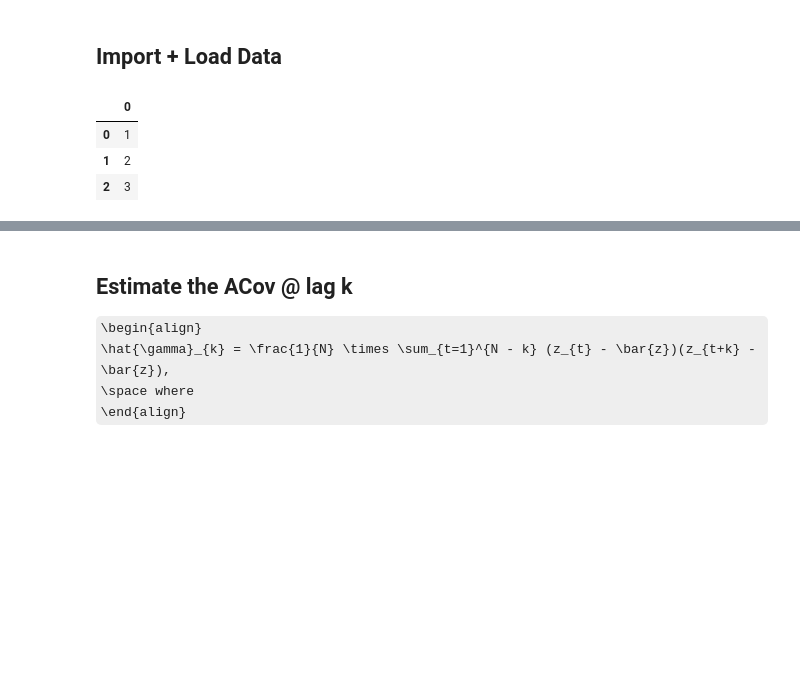
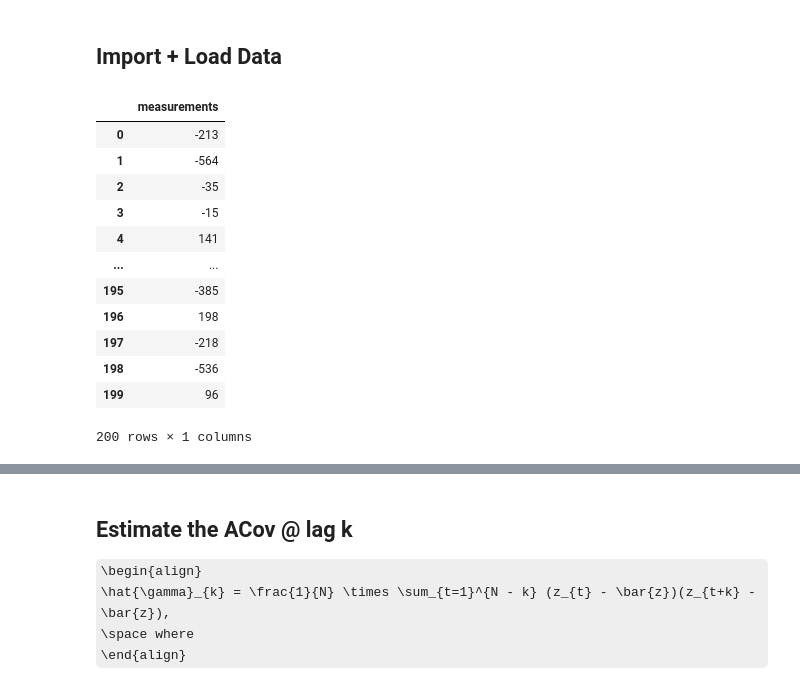
Before and after one commit to Brinkley97/book-forecasting_and_control, a Jupyter notebook: part_1/2-autocorrelation_func_and_spectrum_of_stationary_process/exercises/2.4.3.ipynb, the cells around one changed output, grey strips where cells are left out. Saved outputs shown, nothing was run; the diff lists cells and outputs as text; code cells hidden in the pictures; some formulas as TeX source; blank space fills up the shorter version.

```diff
--- a/part_1/2-autocorrelation_func_and_spectrum_of_stationary_process/exercises/2.4.3.ipynb
+++ b/part_1/2-autocorrelation_func_and_spectrum_of_stationary_process/exercises/2.4.3.ipynb
@@ -33,12 +34,21 @@
 # %%
 import pandas as pd
 # %%
-# data = pd.read_csv("lewDataset.csv")
-data = pd.DataFrame([1, 2, 3])
+data = pd.read_csv("lewDataset.csv")
+# data = pd.DataFrame([1, 2, 3])
 
 data
 # %% [output]
-|  | 0 |
-| 0 | 1 |
-| 1 | 2 |
-| 2 | 3 |
+|  | measurements |
+| 0 | -213 |
+| 1 | -564 |
+| 2 | -35 |
+| 3 | -15 |
+| 4 | 141 |
+| ... | ... |
+| 195 | -385 |
+| 196 | 198 |
+| 197 | -218 |
+| 198 | -536 |
+| 199 | 96 |
+200 rows × 1 columns
```
Also changed, not shown: parts of 24 cells of this notebook, 1 other file.
